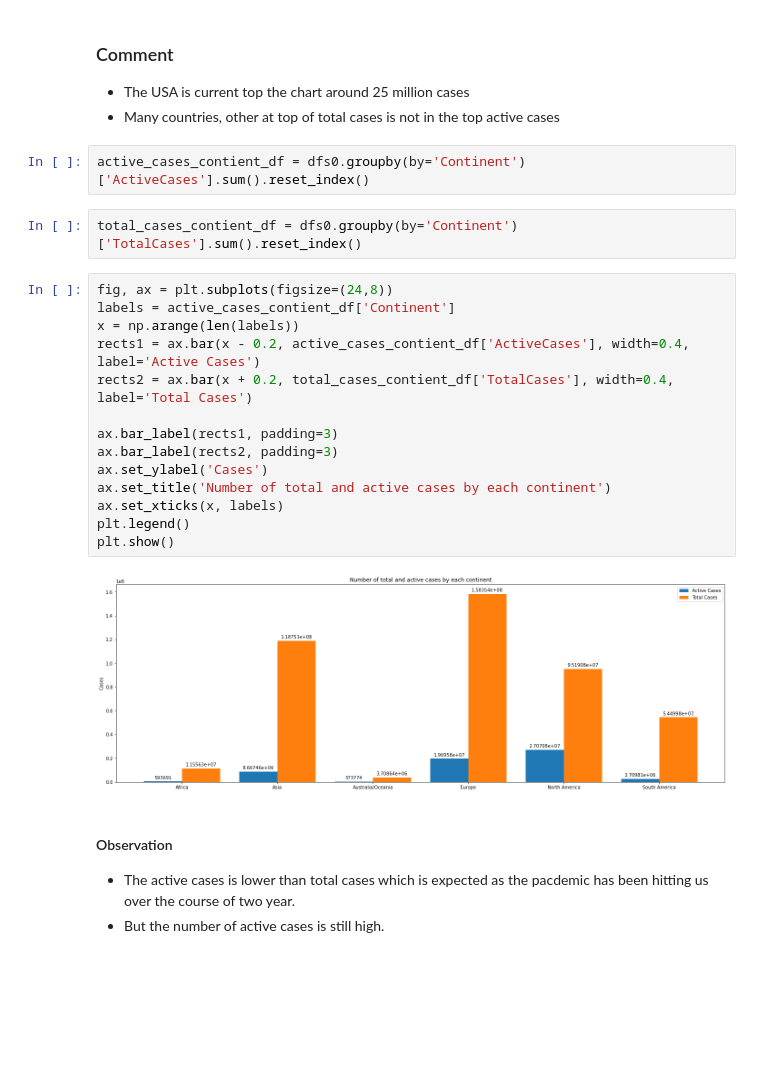
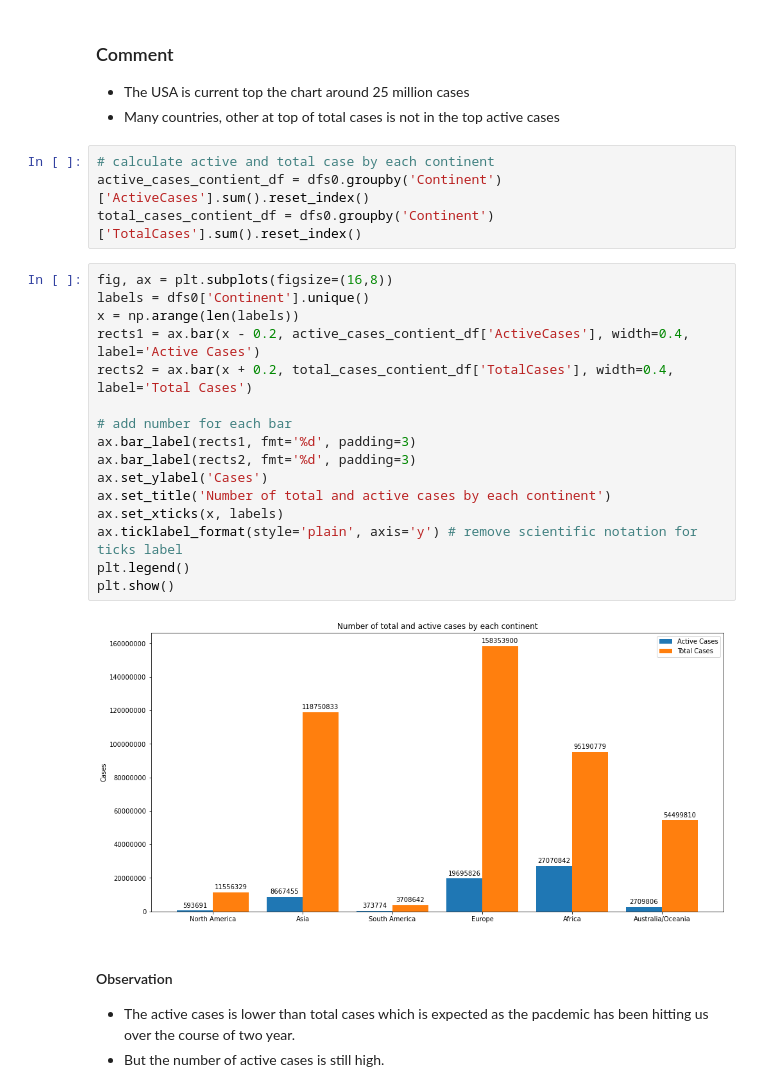
Before and after one commit to ndkhoa0704/Worldometers-explorer, a Jupyter notebook: Hung.ipynb, the cells around one changed output. Drawn from its saved outputs; the diff is of its cells as text; blank space fills up the shorter version.

```diff
--- a/Hung.ipynb
+++ b/Hung.ipynb
@@ -98,26 +102,28 @@ plt.show()
 
 - The USA is current top the chart around 25 million cases
 - Many countries, other at top of total cases is not in the top active cases
-# %%
-active_cases_contient_df = dfs0.groupby(by='Continent')['ActiveCases'].sum().reset_index()
-# %%
-total_cases_contient_df = dfs0.groupby(by='Continent')['TotalCases'].sum().reset_index()
+# %%
+# calculate active and total case by each continent
+active_cases_contient_df = dfs0.groupby('Continent')['ActiveCases'].sum().reset_index()
+total_cases_contient_df = dfs0.groupby('Continent')['TotalCases'].sum().reset_index()
 # %%
-fig, ax = plt.subplots(figsize=(24,8))
-labels = active_cases_contient_df['Continent']
+fig, ax = plt.subplots(figsize=(16,8))
+labels = dfs0['Continent'].unique()
 x = np.arange(len(labels))
 rects1 = ax.bar(x - 0.2, active_cases_contient_df['ActiveCases'], width=0.4, label='Active Cases')
 rects2 = ax.bar(x + 0.2, total_cases_contient_df['TotalCases'], width=0.4, label='Total Cases')
 
-ax.bar_label(rects1, padding=3)
-ax.bar_label(rects2, padding=3)
+# add number for each bar
+ax.bar_label(rects1, fmt='%d', padding=3)
+ax.bar_label(rects2, fmt='%d', padding=3)
 ax.set_ylabel('Cases')
 ax.set_title('Number of total and active cases by each continent')
 ax.set_xticks(x, labels)
+ax.ticklabel_format(style='plain', axis='y') # remove scientific notation for ticks label
 plt.legend()
 plt.show()
 # %% [output]
-[figure, old version]
+[figure, new version]
 # %% [markdown]
 #### Observation
 
```
Also changed, not shown: parts of 5 cells of this notebook.
